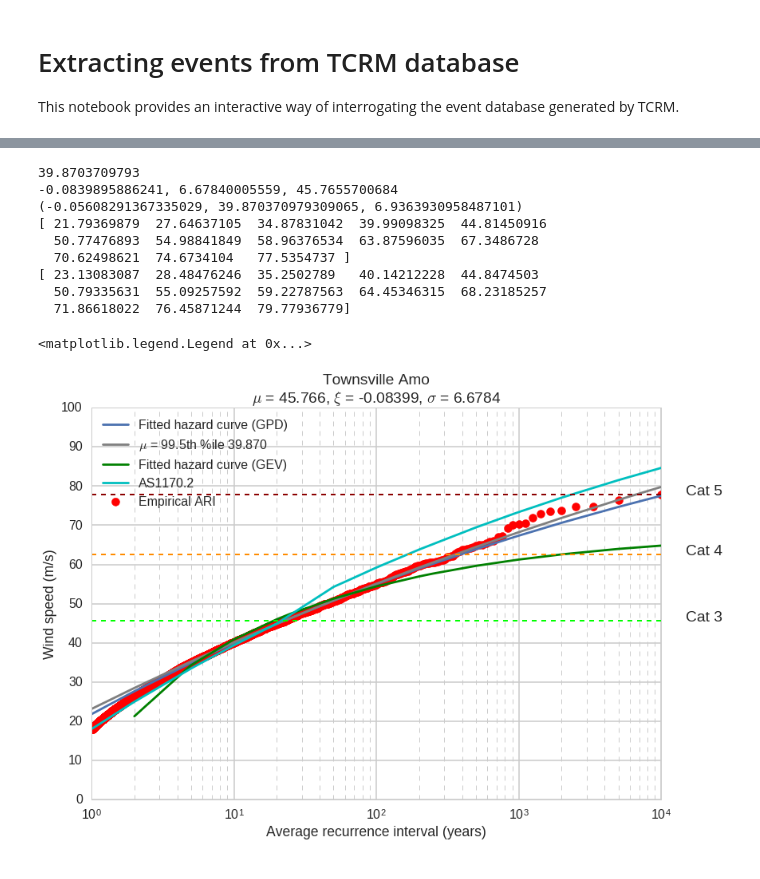
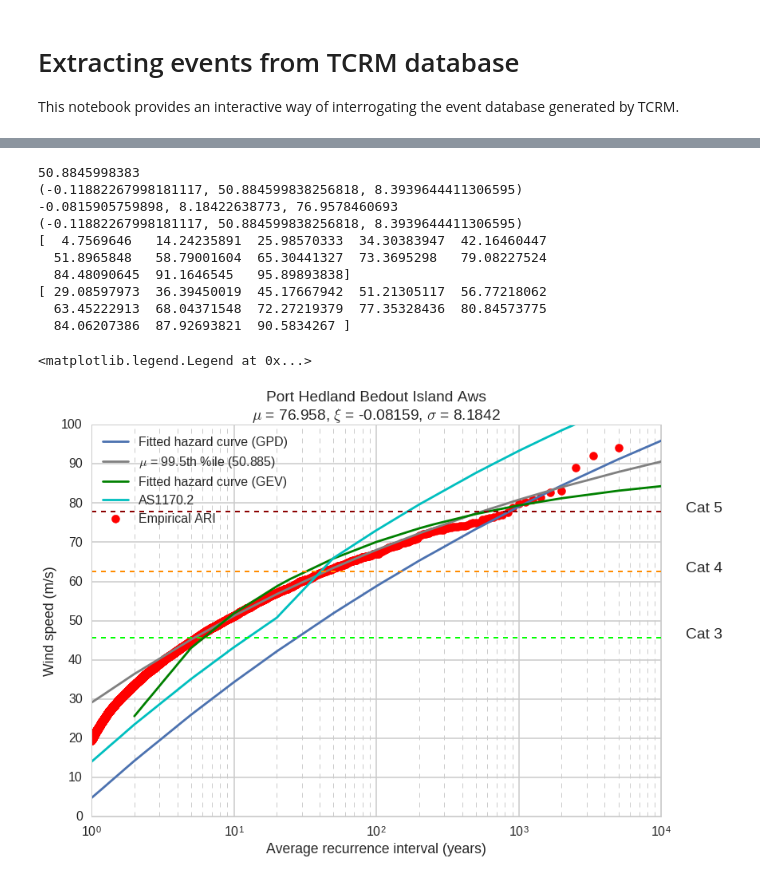
Before and after one commit to GeoscienceAustralia/tcrm, a Jupyter notebook: Extracting events from TCRM database.ipynb, the cells around one changed output, grey strips where cells are left out. Cells and saved outputs as stored; diff of their text form; code cells hidden in the pictures.

```diff
--- a/Extracting events from TCRM database.ipynb
+++ b/Extracting events from TCRM database.ipynb
@@ -173,11 +173,11 @@ def selectThreshold(data):
     eps = -0.01
     datamax = data.max()
     nobs = len(data)
-    startmu = data.compress(data > 0).max()/2
+    startmu = data.compress(data > 0).max()/2.
     for mu in np.arange(startmu, datamax, 0.05):
         nexc = len(data[data > mu])
         rate = nexc / nobs
-        if nexc < 5:
+        if nexc < 10:
             break
 
         pp = calculateShape(mu, data)
@@ -457,7 +457,7 @@ for loc in locNameList:
     ax1.legend(loc=2)
     plt.savefig()
 # %%
-locName = "Townsville Amo"
+locName = "Port Hedland Bedout Island Aws"
 locId = locations['locId'][locNameList.index(locName)]
 rp = np.array([1, 2, 5, 10, 20, 50, 100, 200, 500, 1000, 2000, 5000, 10000])
 recs = database.locationRecords(db, locId)
@@ -468,7 +468,7 @@ xi, sigma, mu = selectThreshold(recs['wspd'])
 thresh = np.percentile(np.array(recs['wspd']), 99.5)#recs['wspd'].max()/2
 print(thresh)
 gpd = genpareto.fit(data[data > thresh], floc=thresh)
-
+print(gpd)
 rate = float(len(data[data > mu])) / float(len(data))
 rval = returnLevels(rp, mu, xi, sigma, rate)
 
@@ -477,11 +477,11 @@ rval2 = returnLevels(rp, thresh, gpd[0], gpd[2], rate2)
 
 rprecs = database.locationAllReturnLevels(db, locId)
 
-#stdrlevs = 156. - 142.*np.power(rp, -0.1)
-#stdrlevs[np.where(rp >= 50)] *= 1.1
+stdrlevs = 156. - 142.*np.power(rp, -0.1)
+stdrlevs[np.where(rp >= 50)] *= 1.1
 
-stdrlevs = 122. - 104.*np.power(rp, -0.1)
-stdrlevs[np.where(rp >= 50)] *= 1.05
+#stdrlevs = 122. - 104.*np.power(rp, -0.1)
+#stdrlevs[np.where(rp >= 50)] *= 1.05
 
 print("{0}, {1}, {2}".format(xi, sigma, mu))
 print(gpd)
@@ -490,40 +490,41 @@ print(rval2)
 emprp = empiricalReturnPeriod(data)
 sortedmax = np.sort(data)
 fig, ax1 = plt.subplots(1, 1)
 ax1.semilogx(rp, rval, label="Fitted hazard curve (GPD)")
 ax1.semilogx(rp, rval2 , label=r"$\mu$ = 99.5th %ile ({0:.3f})".format(thresh), color='0.5')
 ax1.semilogx(rprecs['returnPeriod'], rprecs['wspd'], label="Fitted hazard curve (GEV)", color='g')
 ax1.semilogx(rp, stdrlevs, label="AS1170.2", color='c')
 ax1.scatter(emprp[emprp > 1], sortedmax[emprp > 1], s=100,
                 color='r', label="Empirical ARI")
 
 title_str = (locName   + "\n" +
              r"$\mu$ = {0:.3f}, $\xi$ = {1:.5f}, $\sigma$ = {2:.4f}".
              format(mu, xi, sigma))
 ax1.set_title(title_str)
 ax1.set_ylim((0, 100))
 ax1.set_yticks(np.arange(0, 101, 10))
 ax1.set_xlim((1, 10000))
 ax1.set_ylabel('Wind speed (m/s)')
 ax1.set_xlabel('Average recurrence interval (years)')
 ax1.grid(which='major', linestyle='-')
 ax1.grid(which='minor', linestyle='--', linewidth=1)
 ax1.axhline(45.6, c='lime', linestyle='--', linewidth=2)#, label='Cat 3')
 ax1.axhline(62.5, c='darkorange', linestyle='--', linewidth=2)#, label='Cat 4')
 ax1.axhline(77.8, c='darkred', linestyle='--', linewidth=2)#, label='Cat 5')
 ax1.text(20000, 45.6, 'Cat 3', ha='center')
 ax1.text(20000, 62.5, 'Cat 4', ha='center')
 ax1.text(20000, 77.8, 'Cat 5', ha='center')
 ax1.legend(loc=2)
 # %% [output]
-39.8703709793
--0.0839895886241, 6.67840005559, 45.7655700684
-(-0.05608291367335029, 39.870370979309065, 6.9363930958487101)
-[ 21.79369879  27.64637105  34.87831042  39.99098325  44.81450916
-  50.77476893  54.98841849  58.96376534  63.87596035  67.3486728
-  70.62498621  74.6734104   77.5354737 ]
-[ 23.13083087  28.48476246  35.2502789   40.14212228  44.8474503
-  50.79335631  55.09257592  59.22787563  64.45346315  68.23185257
-  71.86618022  76.45871244  79.77936779]
+50.8845998383
+(-0.11882267998181117, 50.884599838256818, 8.3939644411306595)
+-0.0815905759898, 8.18422638773, 76.9578460693
+(-0.11882267998181117, 50.884599838256818, 8.3939644411306595)
+[  4.7569646   14.24235891  25.98570333  34.30383947  42.16460447
+  51.8965848   58.79001604  65.30441327  73.3695298   79.08227524
+  84.48090645  91.1646545   95.89893838]
+[ 29.08597973  36.39450019  45.17667942  51.21305117  56.77218062
+  63.45222913  68.04371548  72.27219379  77.35328436  80.84573775
+  84.06207386  87.92693821  90.5834267 ]
 <matplotlib.legend.Legend at 0x...>
-[figure, old version]
+[figure, new version]
```
Also changed, not shown: parts of 2 cells of this notebook, 1 other file.
